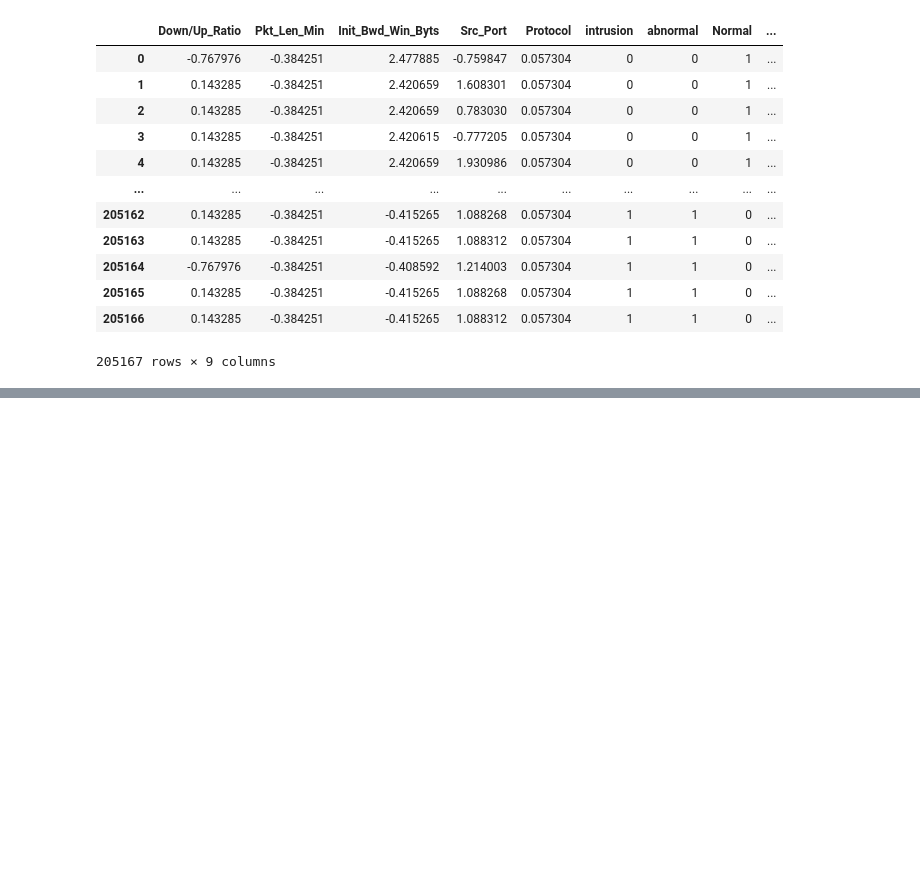
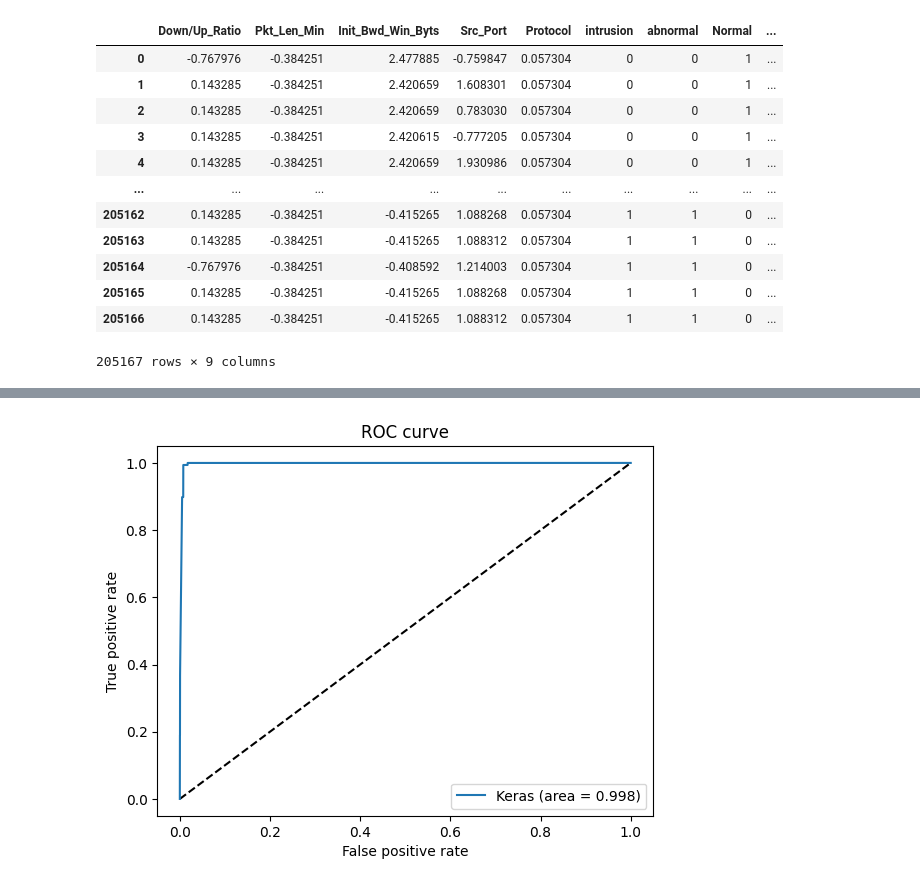
Before and after one commit to Nardy07/majorproj, a Jupyter notebook: binary_class.ipynb, the cells around one changed output, grey strips where cells are left out. Saved outputs shown, nothing was run; the diff lists cells and outputs as text; code cells hidden in the pictures; blank space fills up the shorter version.

```diff
--- a/binary_class.ipynb
+++ b/binary_class.ipynb
@@ -387,0 +378,3 @@ Epoch 42/100
+# %%
+X_test = X_test.to_numpy()
+x_test = np.reshape(X_test, (X_test.shape[0],1,X_test.shape[1]))
@@ -387,0 +472,11 @@ Epoch 42/100
+# %%
+from sklearn.metrics import precision_score
+from sklearn.metrics import recall_score
+from sklearn.metrics import f1_score
+
+from sklearn.metrics import roc_auc_score
+from sklearn.metrics import roc_curve, auc
+
+y_pred = lst.predict(x_test)
+fpr, tpr, thresholds = roc_curve(y_test, y_pred)
+auc = auc(fpr, tpr)
@@ -387,0 +485,11 @@ Epoch 42/100
+# %%
+plt.plot([0, 1], [0, 1], 'k--')
+plt.plot(fpr, tpr, label='Keras (area = {:.3f})'.format(auc))
+plt.xlabel('False positive rate')
+plt.ylabel('True positive rate')
+plt.title('ROC curve')
+plt.legend(loc='best')
+plt.savefig('lstm_binary_roc.png')
+plt.show()
+# %% [output]
+[figure, added]
```
Also changed, not shown: parts of 21 cells of this notebook.
